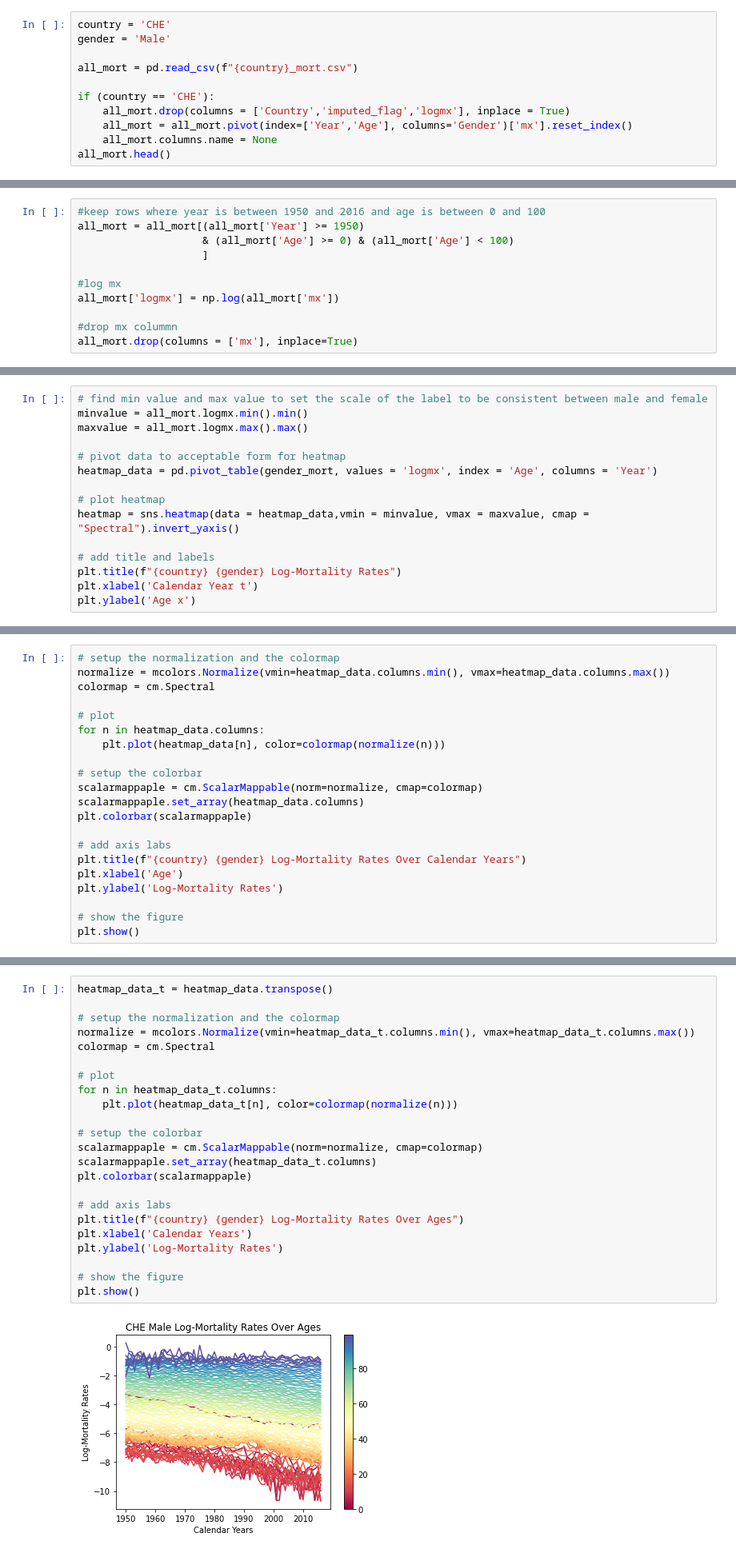
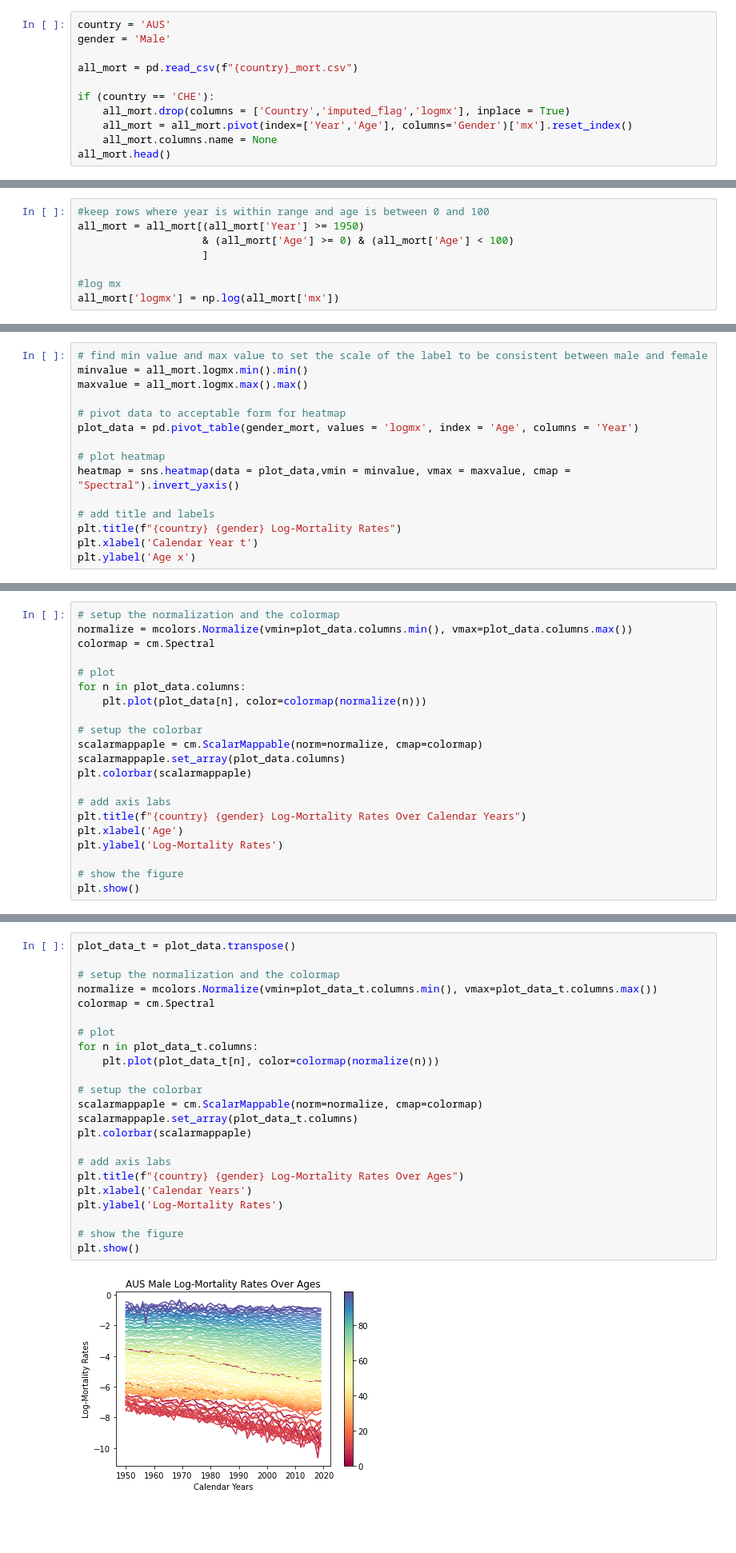
Before and after one commit to kchu1711/actl3143, a Jupyter notebook: assignment/assignment.ipynb, the cells around one changed output, grey strips where cells are left out. Shown at 80% size. Saved outputs shown, nothing was run; the diff lists cells and outputs as text; blank space fills up the shorter version.

```diff
--- a/assignment/assignment.ipynb
+++ b/assignment/assignment.ipynb
@@ -40,7 +40,7 @@ Steps before importing csv into Python:
 3. Open in Excel and convert to CSV using " " delimiter
 4. Add headers back in
 # %%
-country = 'CHE'
+country = 'AUS'
 gender = 'Male'
 
 all_mort = pd.read_csv(f"{country}_mort.csv")
@@ -95,16 +91,13 @@ Pre-processing steps were then applied so that the data is in the proper format
 - Select ages to be of values between 0 to 99 years
 - Create *logmx* column which is the log of the mx column
 # %%
-#keep rows where year is between 1950 and 2016 and age is between 0 and 100
+#keep rows where year is within range and age is between 0 and 100
 all_mort = all_mort[(all_mort['Year'] >= 1950)
                     & (all_mort['Age'] >= 0) & (all_mort['Age'] < 100)
                     ]
 
 #log mx
 all_mort['logmx'] = np.log(all_mort['mx'])
-
-#drop mx colummn
-all_mort.drop(columns = ['mx'], inplace=True)
 # %% [markdown]
 After cleaning, there are no null values and all features are of expected type.
 # %%
@@ -160,10 +134,10 @@ minvalue = all_mort.logmx.min().min()
 maxvalue = all_mort.logmx.max().max()
 
 # pivot data to acceptable form for heatmap
-heatmap_data = pd.pivot_table(gender_mort, values = 'logmx', index = 'Age', columns = 'Year')
+plot_data = pd.pivot_table(gender_mort, values = 'logmx', index = 'Age', columns = 'Year')
 
 # plot heatmap
-heatmap = sns.heatmap(data = heatmap_data,vmin = minvalue, vmax = maxvalue, cmap = "Spectral").invert_yaxis()
+heatmap = sns.heatmap(data = plot_data,vmin = minvalue, vmax = maxvalue, cmap = "Spectral").invert_yaxis()
 
 # add title and labels
 plt.title(f"{country} {gender} Log-Mortality Rates")
@@ -175,15 +152,15 @@ Text(33.0, 0.5, 'Age x')
 # %%
 # setup the normalization and the colormap
-normalize = mcolors.Normalize(vmin=heatmap_data.columns.min(), vmax=heatmap_data.columns.max())
+normalize = mcolors.Normalize(vmin=plot_data.columns.min(), vmax=plot_data.columns.max())
 colormap = cm.Spectral
 
 # plot
-for n in heatmap_data.columns:
-    plt.plot(heatmap_data[n], color=colormap(normalize(n)))
+for n in plot_data.columns:
+    plt.plot(plot_data[n], color=colormap(normalize(n)))
 
 # setup the colorbar
 scalarmappaple = cm.ScalarMappable(norm=normalize, cmap=colormap)
-scalarmappaple.set_array(heatmap_data.columns)
+scalarmappaple.set_array(plot_data.columns)
 plt.colorbar(scalarmappaple)
 
 # add axis labs
@@ -198,28 +177,28 @@ plt.show()
 # %%
-heatmap_data_t = heatmap_data.transpose()
+plot_data_t = plot_data.transpose()
 
 # setup the normalization and the colormap
-normalize = mcolors.Normalize(vmin=heatmap_data_t.columns.min(), vmax=heatmap_data_t.columns.max())
+normalize = mcolors.Normalize(vmin=plot_data_t.columns.min(), vmax=plot_data_t.columns.max())
 colormap = cm.Spectral
 
 # plot
-for n in heatmap_data_t.columns:
-    plt.plot(heatmap_data_t[n], color=colormap(normalize(n)))
+for n in plot_data_t.columns:
+    plt.plot(plot_data_t[n], color=colormap(normalize(n)))
 
 # setup the colorbar
 scalarmappaple = cm.ScalarMappable(norm=normalize, cmap=colormap)
-scalarmappaple.set_array(heatmap_data_t.columns)
+scalarmappaple.set_array(plot_data_t.columns)
 plt.colorbar(scalarmappaple)
 
 # add axis labs
 plt.title(f"{country} {gender} Log-Mortality Rates Over Ages")
 plt.xlabel('Calendar Years')
 plt.ylabel('Log-Mortality Rates')
 
 # show the figure
 plt.show()
 # %% [output]
-[figure, old version]
+[figure, new version]
 # %% [markdown]
 ## 4. Split into training, validation and test set
 # %% [markdown]
```
Also changed, not shown: parts of 42 cells of this notebook.
